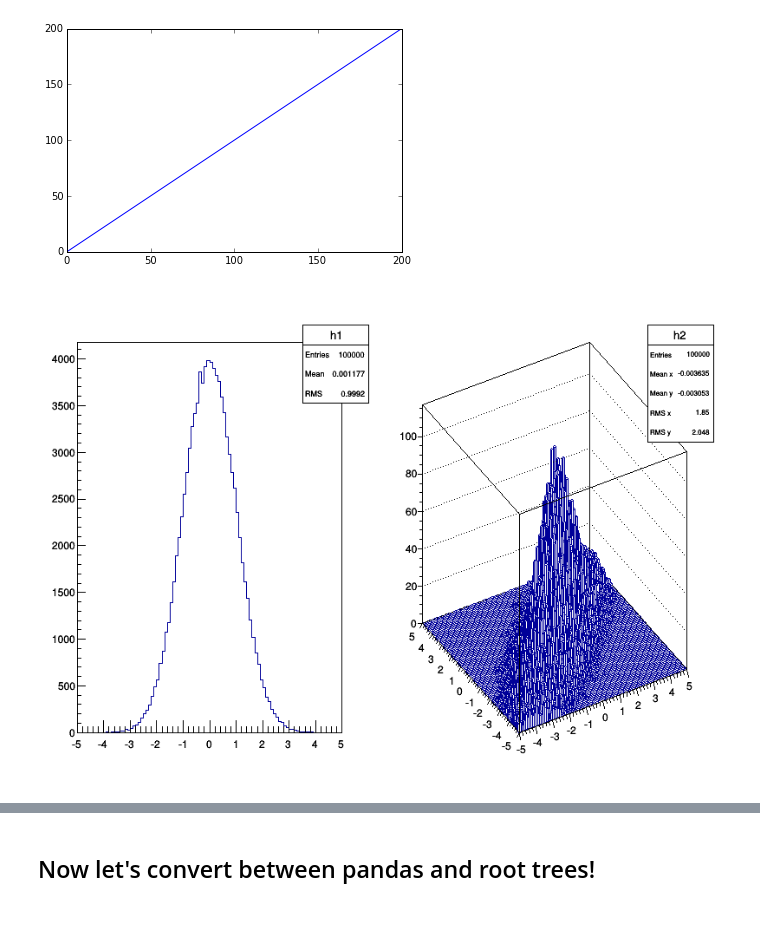
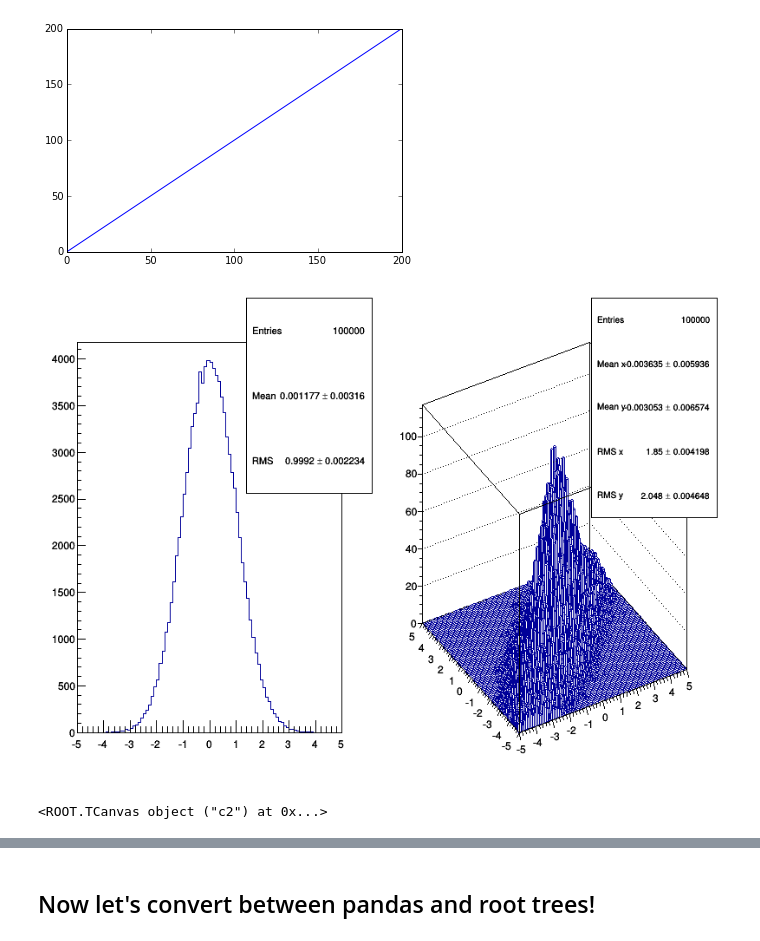
Before and after one commit to KaveIO/KaveToolbox, a Jupyter notebook: examples/rootnotes.ipynb, the cells around one changed output, grey strips where cells are left out. Drawn from its saved outputs; the diff is of its cells as text; code cells hidden in the pictures.

Commit message:
Updating rootnotes with latest requests of Roel.

```diff
--- a/examples/rootnotes.ipynb
+++ b/examples/rootnotes.ipynb
@@ -37,14 +47,15 @@ for i in range(0,100000):
 # %%
 # Draw the 1D histogram in the left side of the ROOT canvas
 c1.cd(1)
 h1.Draw()
 # Draw the 2D histogram in the right side of the ROOT canvas
 c1.cd(2)
 h2.Draw('lego')
 # Probably not necessary but update the ROOT canvas
 c1.Update()
 
 # Embed the ROOT canvas inline
-rootnotes.display_canvas(c1)
+c1
 # %% [output]
-[figure, old version]
+[figure, new version]
+<ROOT.TCanvas object ("c2") at 0x...>
```
Also changed, not shown: parts of 11 cells of this notebook, 1 other file.
